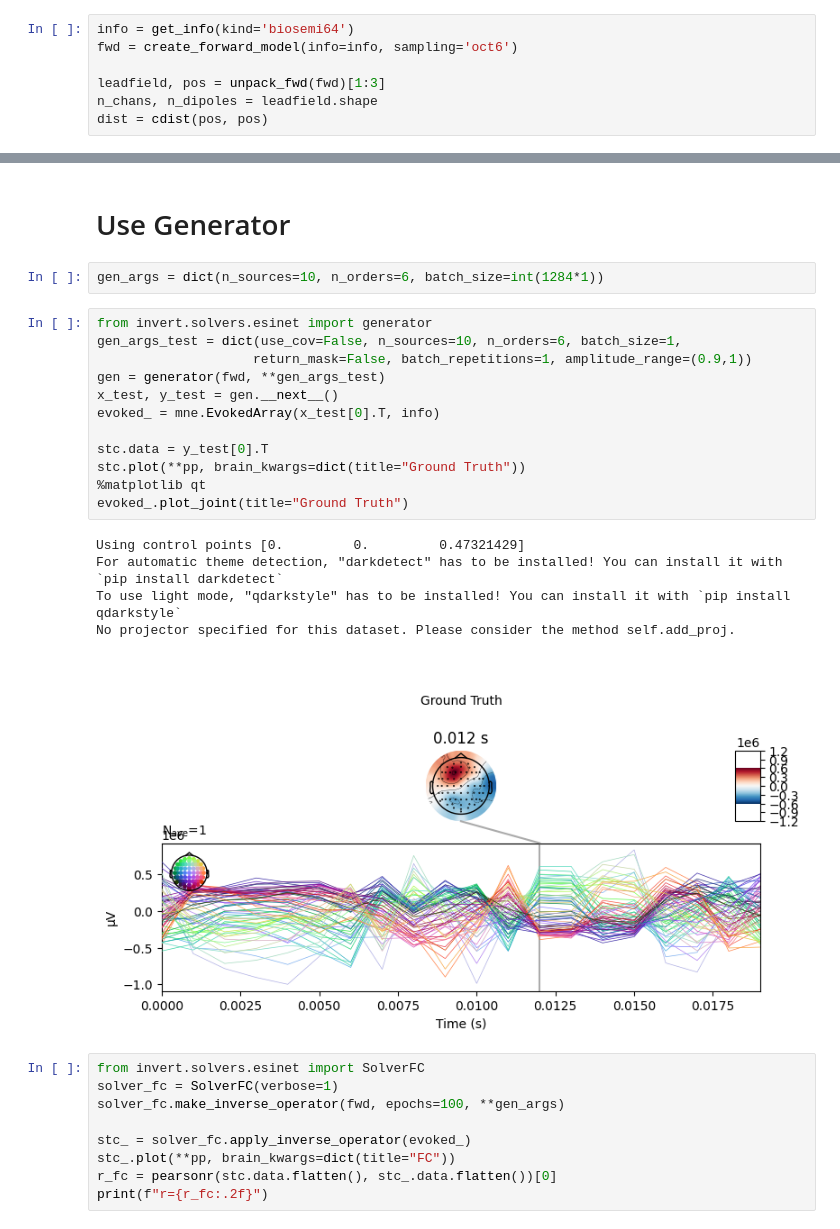
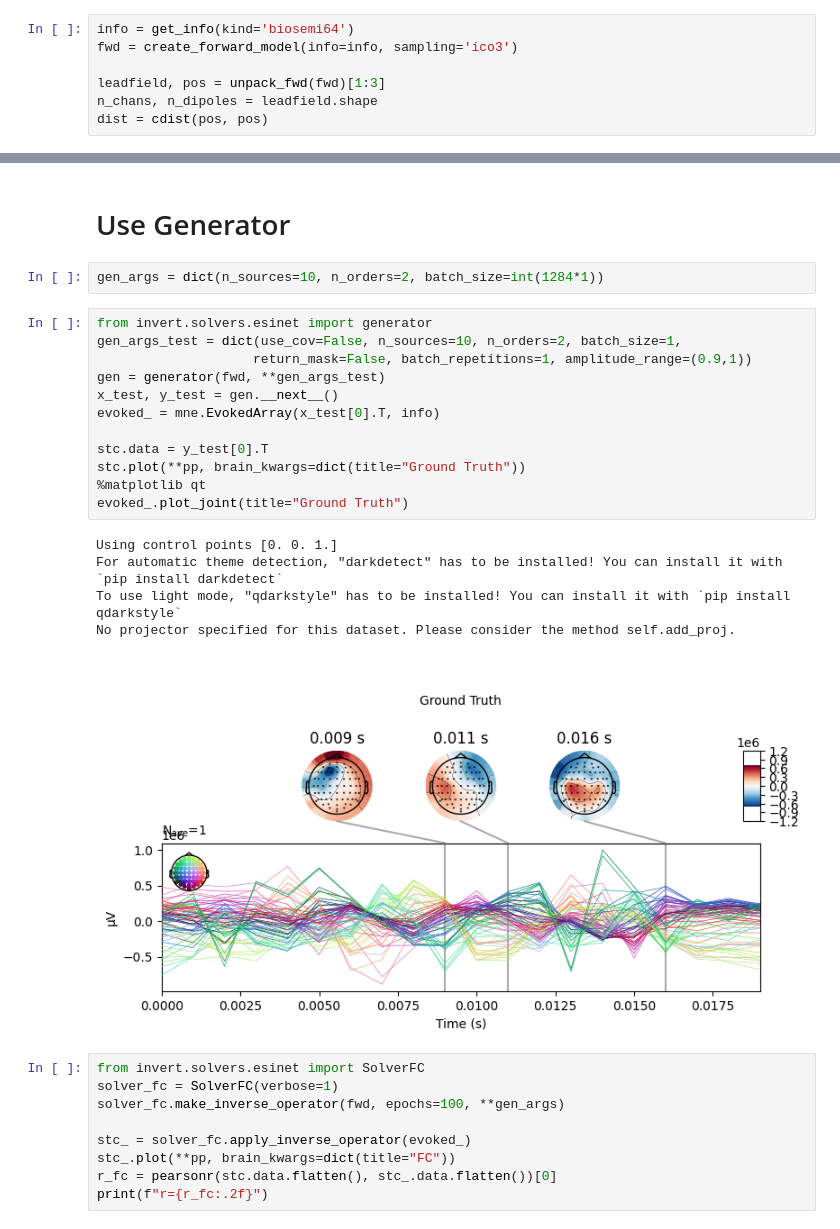
Before and after one commit to LukeTheHecker/invert, a Jupyter notebook: dev/old_ann_gens.ipynb, the cells around one changed output, grey strips where cells are left out. Cells and saved outputs as stored; diff of their text form.

```diff
--- a/dev/old_ann_gens.ipynb
+++ b/dev/old_ann_gens.ipynb
@@ -21,7 +21,7 @@ from scipy.sparse.csgraph import laplacian
 pp = dict(surface='white', hemi='both')
 # %%
 info = get_info(kind='biosemi64')
-fwd = create_forward_model(info=info, sampling='oct6')
+fwd = create_forward_model(info=info, sampling='ico3')
 
 leadfield, pos = unpack_fwd(fwd)[1:3]
 n_chans, n_dipoles = leadfield.shape
@@ -62,25 +62,25 @@ To use light mode, "qdarkstyle" has to be installed! You can install it with `pi
 # %% [markdown]
 # Use Generator
 # %%
-gen_args = dict(n_sources=10, n_orders=6, batch_size=int(1284*1))
+gen_args = dict(n_sources=10, n_orders=2, batch_size=int(1284*1))
 # %%
 from invert.solvers.esinet import generator
-gen_args_test = dict(use_cov=False, n_sources=10, n_orders=6, batch_size=1,
+gen_args_test = dict(use_cov=False, n_sources=10, n_orders=2, batch_size=1,
                     return_mask=False, batch_repetitions=1, amplitude_range=(0.9,1))
 gen = generator(fwd, **gen_args_test)
 x_test, y_test = gen.__next__()
 evoked_ = mne.EvokedArray(x_test[0].T, info)
 
 stc.data = y_test[0].T
 stc.plot(**pp, brain_kwargs=dict(title="Ground Truth"))
 %matplotlib qt
 evoked_.plot_joint(title="Ground Truth")
 # %% [output]
-Using control points [0.         0.         0.47321429]
+Using control points [0. 0. 1.]
 For automatic theme detection, "darkdetect" has to be installed! You can install it with `pip install darkdetect`
 To use light mode, "qdarkstyle" has to be installed! You can install it with `pip install qdarkstyle`
 No projector specified for this dataset. Please consider the method self.add_proj.
-[figure, old version]
+[figure, new version]
 # %%
 from invert.solvers.esinet import SolverFC
 solver_fc = SolverFC(verbose=1)
```
Also changed, not shown: parts of 3 cells of this notebook.
